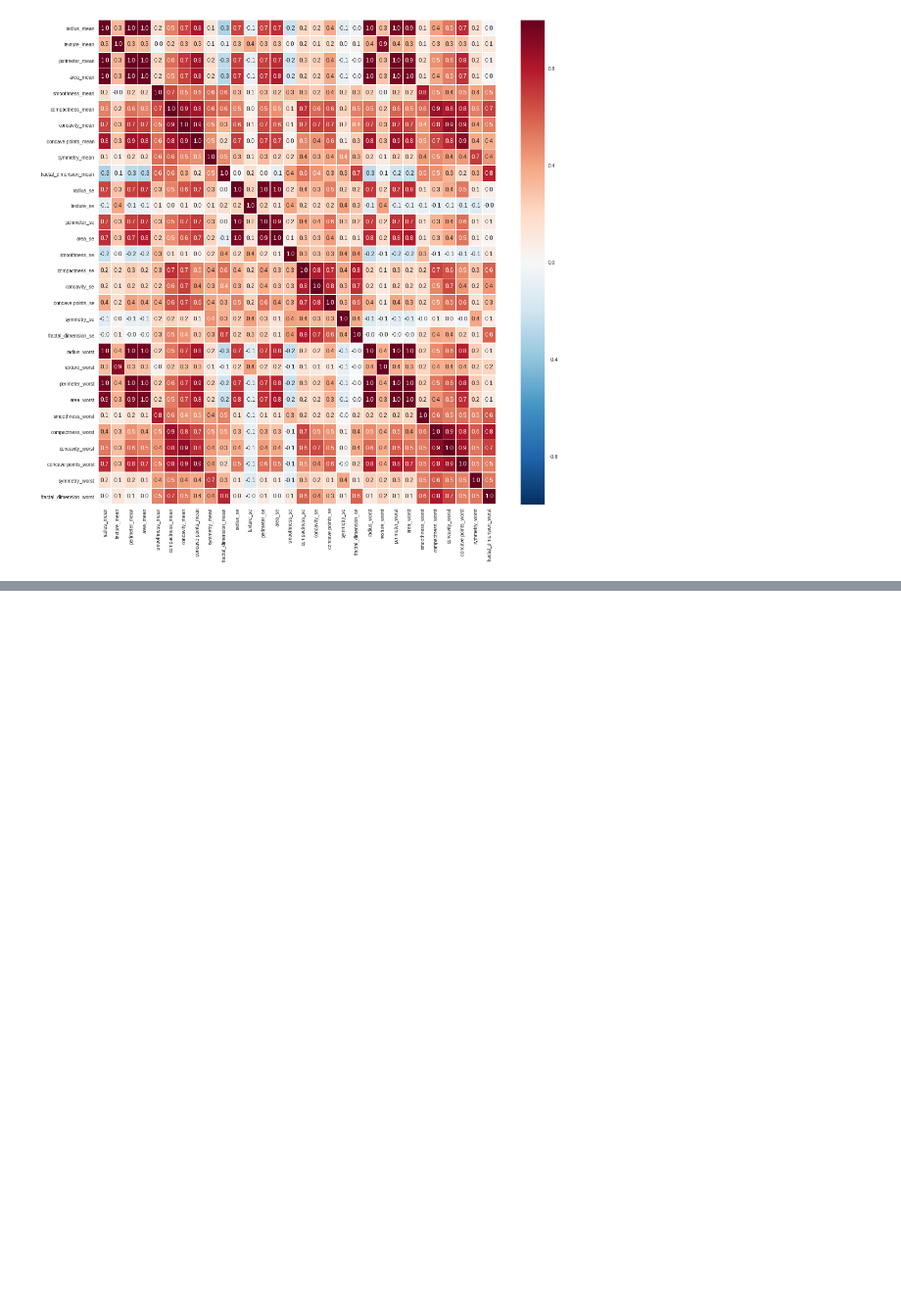
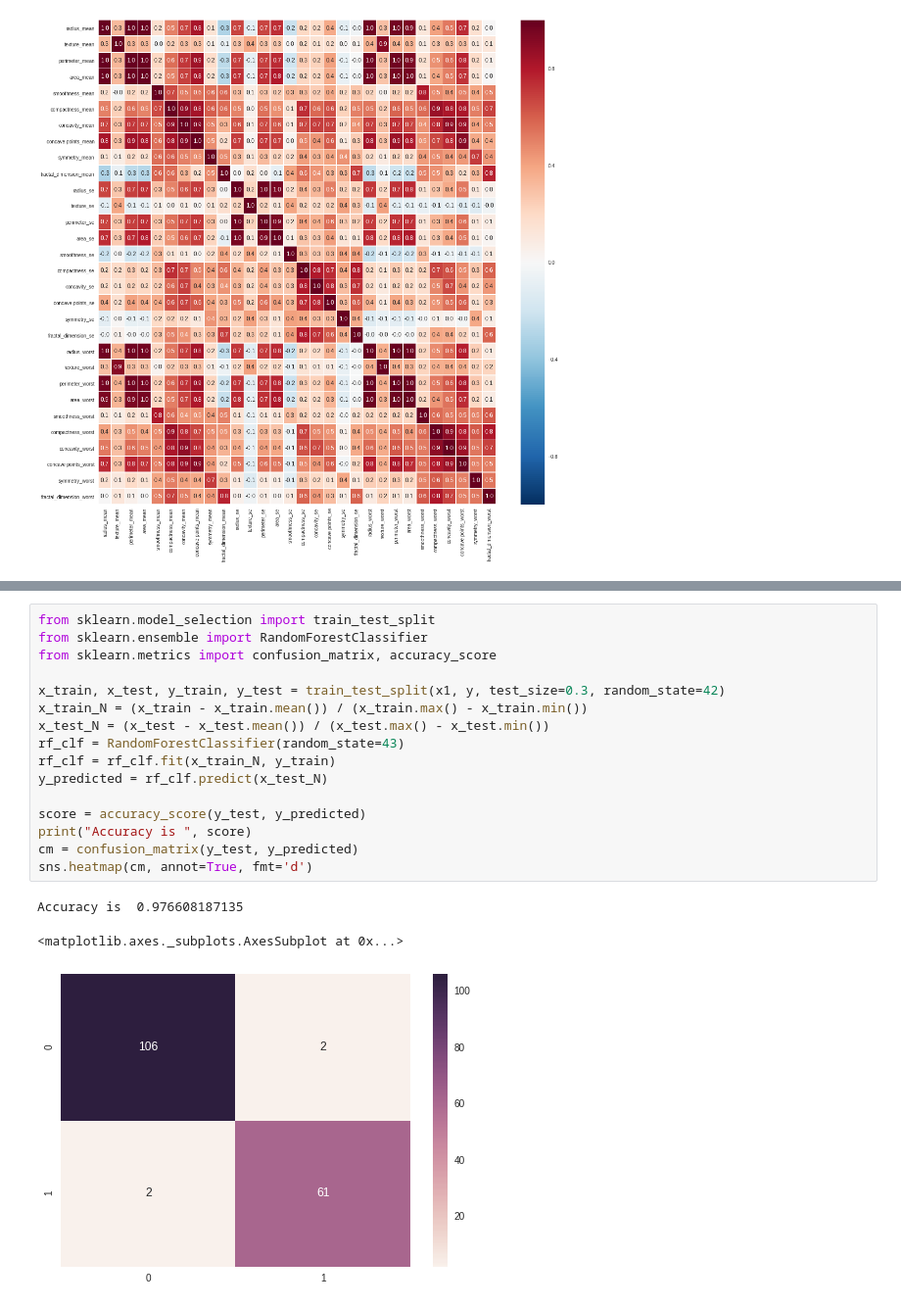
Before and after one commit to kchivorn/datascience, a Jupyter notebook: model.ipynb, the cells around one changed output, grey strips where cells are left out. Shown at 98% size. Drawn from its saved outputs; the diff is of its cells as text; blank space fills up the shorter version.

```diff
--- a/model.ipynb
+++ b/model.ipynb
@@ -107,0 +125,20 @@ sns.heatmap(x.corr(), annot=True, linewidths=0.5, fmt='.1f', ax=ax)
+# %%
+from sklearn.model_selection import train_test_split
+from sklearn.ensemble import RandomForestClassifier
+from sklearn.metrics import confusion_matrix, accuracy_score
+
+x_train, x_test, y_train, y_test = train_test_split(x1, y, test_size=0.3, random_state=42)
+x_train_N = (x_train - x_train.mean()) / (x_train.max() - x_train.min())
+x_test_N = (x_test - x_test.mean()) / (x_test.max() - x_test.min())
+rf_clf = RandomForestClassifier(random_state=43)
+rf_clf = rf_clf.fit(x_train_N, y_train)
+y_predicted = rf_clf.predict(x_test_N)
+
+score = accuracy_score(y_test, y_predicted)
+print("Accuracy is ", score)
+cm = confusion_matrix(y_test, y_predicted)
+sns.heatmap(cm, annot=True, fmt='d')
+# %% [output]
+Accuracy is  0.976608187135
+<matplotlib.axes._subplots.AxesSubplot at 0x...>
+[figure, added]
```
Also changed, not shown: parts of 2 cells of this notebook.
